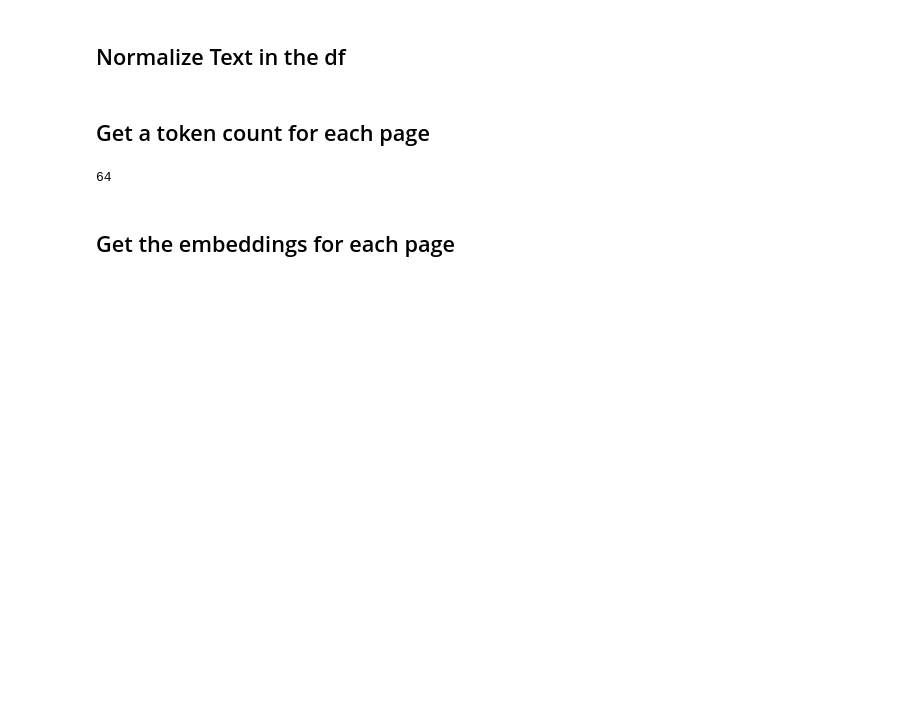
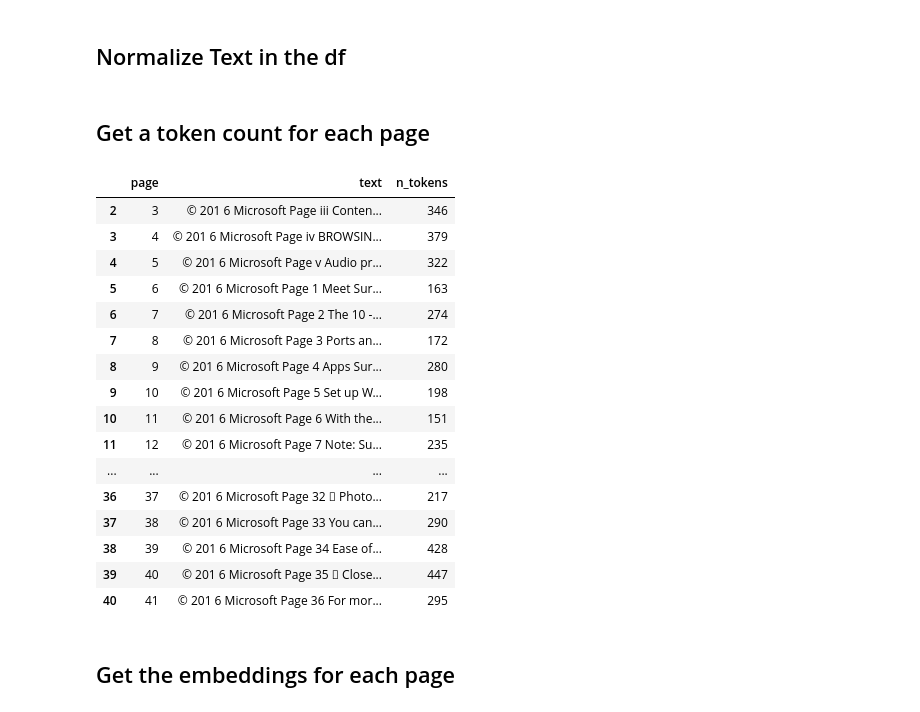
Before and after one commit to ian-t-adams/OpenAIPlayground, a Jupyter notebook: embeddingstest.ipynb, the cells around one changed output. Cells and saved outputs as stored; diff of their text form; code cells hidden in the pictures; blank space fills up the shorter version.

```diff
--- a/embeddingstest.ipynb
+++ b/embeddingstest.ipynb
@@ -118,11 +116,27 @@ surface_user_guide_df['text'] = surface_user_guide_df['text'].apply(lambda x : n
 # %%
 tokenizer = GPT2TokenizerFast.from_pretrained("gpt2")
 surface_user_guide_df['n_tokens'] = surface_user_guide_df["text"].apply(lambda x: len(tokenizer.encode(x)))
 # surface_user_df = surface_user_df[surface_user_df.n_tokens<2000]
 len(surface_user_guide_df)
-# surface_user_df
+surface_user_guide_df
 # %% [output]
-64
+|  | page | text | n_tokens |
+| 2 | 3 | © 201 6 Microsoft Page iii Conten... | 346 |
+| 3 | 4 | © 201 6 Microsoft Page iv BROWSIN... | 379 |
+| 4 | 5 | © 201 6 Microsoft Page v Audio pr... | 322 |
+| 5 | 6 | © 201 6 Microsoft Page 1 Meet Sur... | 163 |
+| 6 | 7 | © 201 6 Microsoft Page 2 The 10 -... | 274 |
+| 7 | 8 | © 201 6 Microsoft Page 3 Ports an... | 172 |
+| 8 | 9 | © 201 6 Microsoft Page 4 Apps Sur... | 280 |
+| 9 | 10 | © 201 6 Microsoft Page 5 Set up W... | 198 |
+| 10 | 11 | © 201 6 Microsoft Page 6 With the... | 151 |
+| 11 | 12 | © 201 6 Microsoft Page 7 Note: Su... | 235 |
+| ... | ... | ... | ... |
+| 36 | 37 | © 201 6 Microsoft Page 32  Photo... | 217 |
+| 37 | 38 | © 201 6 Microsoft Page 33 You can... | 290 |
+| 38 | 39 | © 201 6 Microsoft Page 34 Ease of... | 428 |
+| 39 | 40 | © 201 6 Microsoft Page 35  Close... | 447 |
+| 40 | 41 | © 201 6 Microsoft Page 36 For mor... | 295 |
 # %% [markdown]
 ## Get the embeddings for each page
 # %%
```
Also changed, not shown: parts of 8 cells of this notebook, 3 other files.
